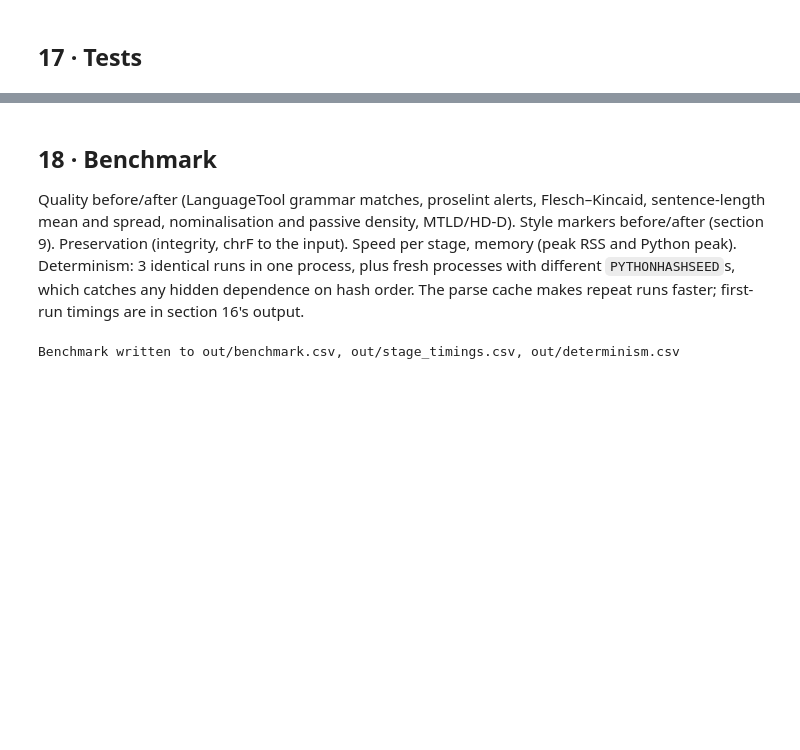
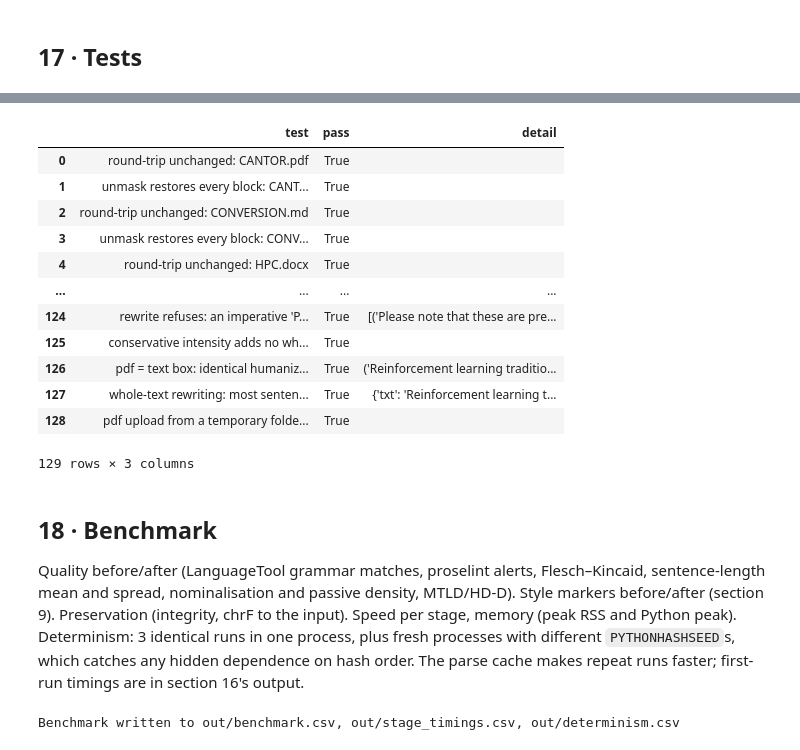
Before and after one commit to saifahmedarfi/DNWE-Sapienzer, a Jupyter notebook: DNWE_2.ipynb, the cells around one changed output, grey strips where cells are left out. Cells and saved outputs as stored; diff of their text form; code cells hidden in the pictures; blank space fills up the shorter version.

```diff
--- a/DNWE_2.ipynb
+++ b/DNWE_2.ipynb
@@ -3991,12 +4580,12 @@ def _profile_for(text):
     return build_profile(d, {0: ss}), bl, ss
 
 
-def _run_family(fn, text, mode="academic", hplan=None, **kw):
+def _run_family(fn, text, mode="academic", hplan=None, intensity="balanced", **kw):
     """Proposals of one family on `text`, each with the gate verdict (and the re-parse check
     for structural edits that carry one)."""
     prof, bl, ss = _profile_for(text)
-    ctx = Ctx(prof, mode, "balanced", "txt", block_sents=ss, lt=lt_matches(bl) if fn is fam_grammar else None, hplan=hplan)
-    if fn in (fam_passive, fam_split, fam_opener):
+    ctx = Ctx(prof, mode, intensity, "txt", block_sents=ss, lt=lt_matches(bl) if fn is fam_grammar else None, hplan=hplan)
+    if fn in (fam_passive, fam_split, fam_opener, fam_restructure):
         parse_batch(ss)
     out = []
     for s in ss:
@@ -4229,6 +4818,62 @@ check("tense: a stock verb keeps its present tense ('showcase' -> 'show', never
 check("short sentence: connective and doubled hedge both go", "It may help." in _o2 and "Moreover" not in _o2, _o2)
 check("surface_tag: spelling decides the tense", surface_tag("showcase", "showcase", "VBD") == "VBP" and surface_tag("show", "showed", "VBD") == "VBD")
 
+# 15. whole-text rewriting (section 11, end): every sentence, not only marker sentences
+wcases = [
+    ("synonym: verb", fam_synonym, "We propose a new method for robot control in this study.", "introduce a new method", {}),
+    ("synonym: re-inflected verb", fam_synonym, "The controller achieves a high reward on every task.", "s a high reward", {}),
+    ("synonym: adverb", fam_synonym, "The agent often fails on the hardest maze.", "frequently fails", {}),
+    ("synonym: noun keeps its number", fam_synonym, "Our results confirm the trend across all seeds.", "Our findings confirm", {}),
+    ("synonym: article follows the new word", fam_synonym, "This is an essential step for the pipeline.", "a vital step", {}),
+    ("rephrase: connective", fam_rephrase, "For example, the agent fails when the reward is sparse.", "For instance, the agent", {}),
+    ("rephrase: verb phrase keeps tense", fam_rephrase, "These errors led to unstable training in every run.", "resulted in unstable", {}),
+    ("rephrase: 'are unable to'", fam_rephrase, "Standard algorithms are unable to exploit this context.", "cannot exploit", {}),
+    ("restructure: front a closing clause", fam_restructure, "The agent learns quickly because the reward is dense.",
+     "Because the reward is dense, the agent learns quickly.", {"intensity": "extensive"}),
+    ("restructure: opening phrase to the end", fam_restructure, "In this paper, we study how language models optimize policies.",
+     "We study how language models optimize policies in this paper.", {"intensity": "extensive"}),
+    ("restructure: acronym subject", fam_restructure, "Over the past decades, RL has resulted in remarkable successes.",
+     "RL has resulted in remarkable successes over the past decades.", {"intensity": "extensive"}),
+    ("restructure: split a 'which' clause", fam_restructure,
+     "We apply the framework to the table tennis simulation benchmark, which has been used to evaluate motor skill learning.",
+     "benchmark. This has been used", {"intensity": "extensive"}),
+]
+for name, fn, text, expect, kw in wcases:
+    got = _run_family(fn, text, **kw)
+    check(f"rewrite {name} proposes and passes the gate", [g for g in got if expect in g[0] and g[1]], got)
+for name, fn, text, kw in [
+    ("a participle used as an adjective", fam_synonym, "The selected action maximizes the expected reward.", {}),
+    ("inside a hyphenated compound", fam_synonym, "We train a task-specific head on the frozen features.", {}),
+    ("'compared to' as a verb", fam_rephrase, "The model can be compared to a simple filter.", {}),
+    ("a linking 'In contrast,' stays first", fam_restructure, "In contrast, humans learn from language and feedback.", {"intensity": "extensive"}),
+    ("a linking 'In turn,' stays first", fam_restructure, "In turn, these solutions are ranked outside of the model.", {"intensity": "extensive"}),
+    ("a numbered list item", fam_restructure, "3. Use both positive and negative values in your search.", {"intensity": "extensive"}),
+    ("'For ...' phrases stay first", fam_restructure, "For future work, we are interested in more expressive policies.", {"intensity": "extensive"}),
+    ("a 'which' clause closed mid-sentence", fam_restructure,
+     "The benchmark, which has been used in prior work, contains many simulated table tennis episodes.", {"intensity": "extensive"}),
+]:
+    got = _run_family(fn, text, **kw)
+    check(f"rewrite refuses: {name}", not [g for g in got if g[1] and g[0] != text], got)
+_g = _run_family(fam_synonym, "Please note that these are preliminary results.")
+check("rewrite refuses: an imperative 'Please note that'", not [g for g in _g if "observe" in g[0]], _g)
+check("conservative intensity adds no whole-text rewriting", not (_REWRITE & FAMILIES_BY_INTENSITY["conservative"]))
+
+# 16. a PDF is humanized exactly like the same text pasted into the text box
+HUMAN = ["Reinforcement learning traditionally relies on scalar reward signals, which limits its ability to use the rich knowledge available in real tasks.",
+         "In contrast, humans learn efficiently by combining numerical feedback with language, prior knowledge and common sense. We propose a method that achieves strong results on many tasks.",
+         "In this paper, we study how language models optimize policies. For example, the agent often fails when the reward is sparse, and errors led to unstable training."]
+with _tf.TemporaryDirectory() as td:
+    pt = Path(td) / "pasted_text.txt"; pt.write_text("\n\n".join(HUMAN) + "\n", encoding="utf-8")
+    pp = Path(td) / "same.pdf"; pp.write_bytes(elements_to_pdf([("p", x) for x in HUMAN], "same"))
+    outs = {}
+    for k, f in (("txt", pt), ("pdf", pp)):
+        d, rr, _, rp = process(f, "academic", "balanced", write=False)
+        outs[k] = elements_to_text(doc_elements(d, render_document(d, rp["new_masked"])[0]))
+        outs[k + "_n"] = len({(r.block, r.sentence_before) for r in rr if r.status == "applied"})
+check("pdf = text box: identical humanized text", outs["txt"].strip() == outs["pdf"].strip(), (outs["txt"][:150], outs["pdf"][:150]))
+check("whole-text rewriting: most sentences of plain human prose change", outs["txt_n"] >= 5, outs)
+check("pdf upload from a temporary folder leaves nothing in out/", not (OUT / "same.from_pdf.md").exists())
+
 TESTS = pd.DataFrame(RESULTS)
 print(f"{TESTS['pass'].sum()}/{len(TESTS)} tests passed")
 assert TESTS["pass"].all(), TESTS[~TESTS["pass"]].to_string()
@@ -4254,3 +4883,16 @@ TESTS
+|  | test | pass | detail |
+| 0 | round-trip unchanged: CANTOR.pdf | True |  |
+| 1 | unmask restores every block: CANT... | True |  |
+| 2 | round-trip unchanged: CONVERSION.md | True |  |
+| 3 | unmask restores every block: CONV... | True |  |
+| 4 | round-trip unchanged: HPC.docx | True |  |
+| ... | ... | ... | ... |
+| 124 | rewrite refuses: an imperative 'P... | True | [('Please note that these are pre... |
+| 125 | conservative intensity adds no wh... | True |  |
+| 126 | pdf = text box: identical humaniz... | True | ('Reinforcement learning traditio... |
+| 127 | whole-text rewriting: most senten... | True | {'txt': 'Reinforcement learning t... |
+| 128 | pdf upload from a temporary folde... | True |  |
+129 rows × 3 columns
 # %% [markdown]
 ## 18 · Benchmark
 Quality before/after (LanguageTool grammar matches, proselint alerts, Flesch–Kincaid, sentence-length mean and spread, nominalisation and passive density, MTLD/HD-D). Style markers before/after (section 9). Preservation (integrity, chrF to the input). Speed per stage, memory (peak RSS and Python peak). Determinism: 3 identical runs in one process, plus fresh processes with different `PYTHONHASHSEED`s, which catches any hidden dependence on hash order. The parse cache makes repeat runs faster; first-run timings are in section 16's output.
```
Also changed, not shown: parts of 14 cells of this notebook, 57 other files.
